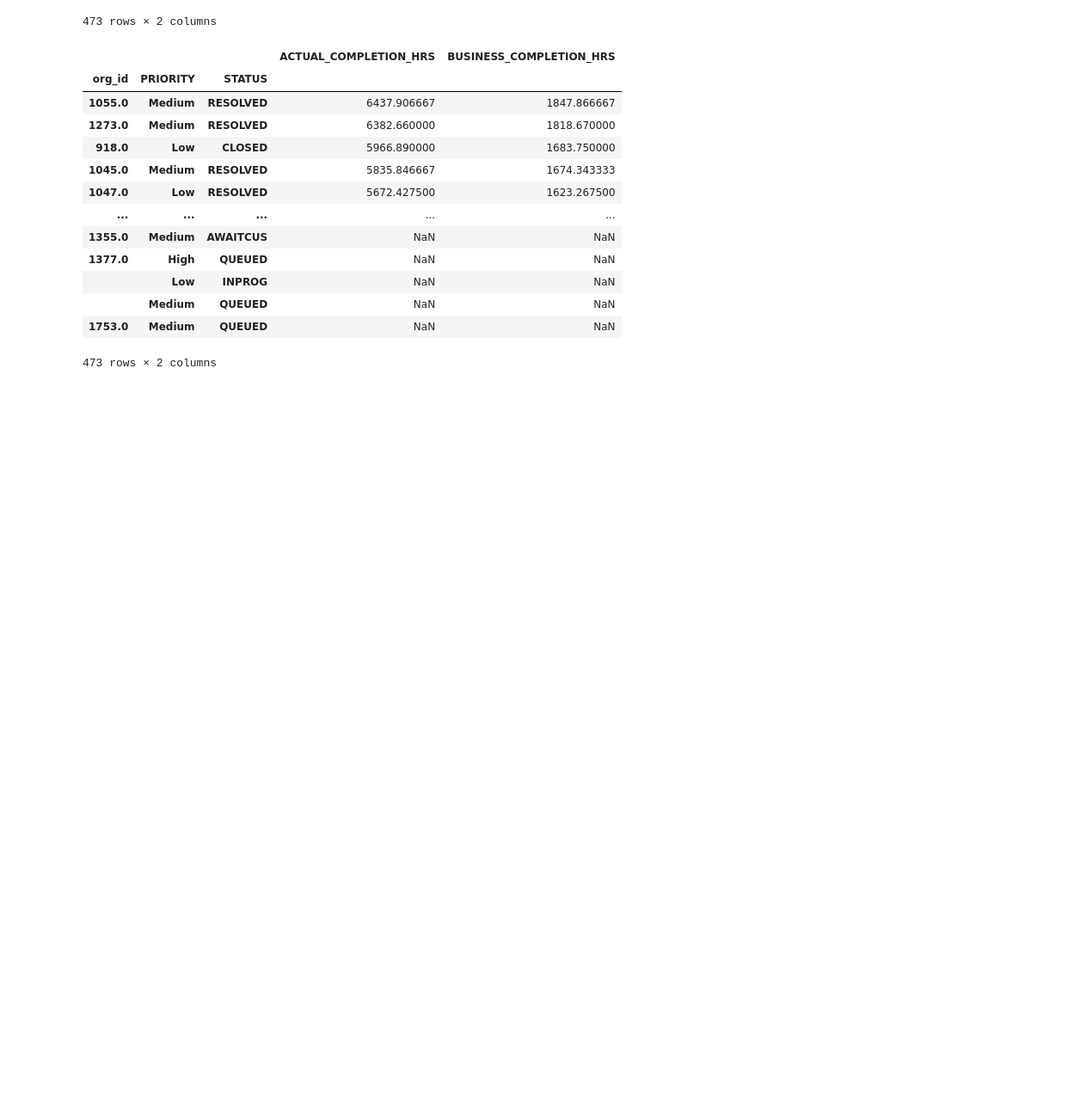
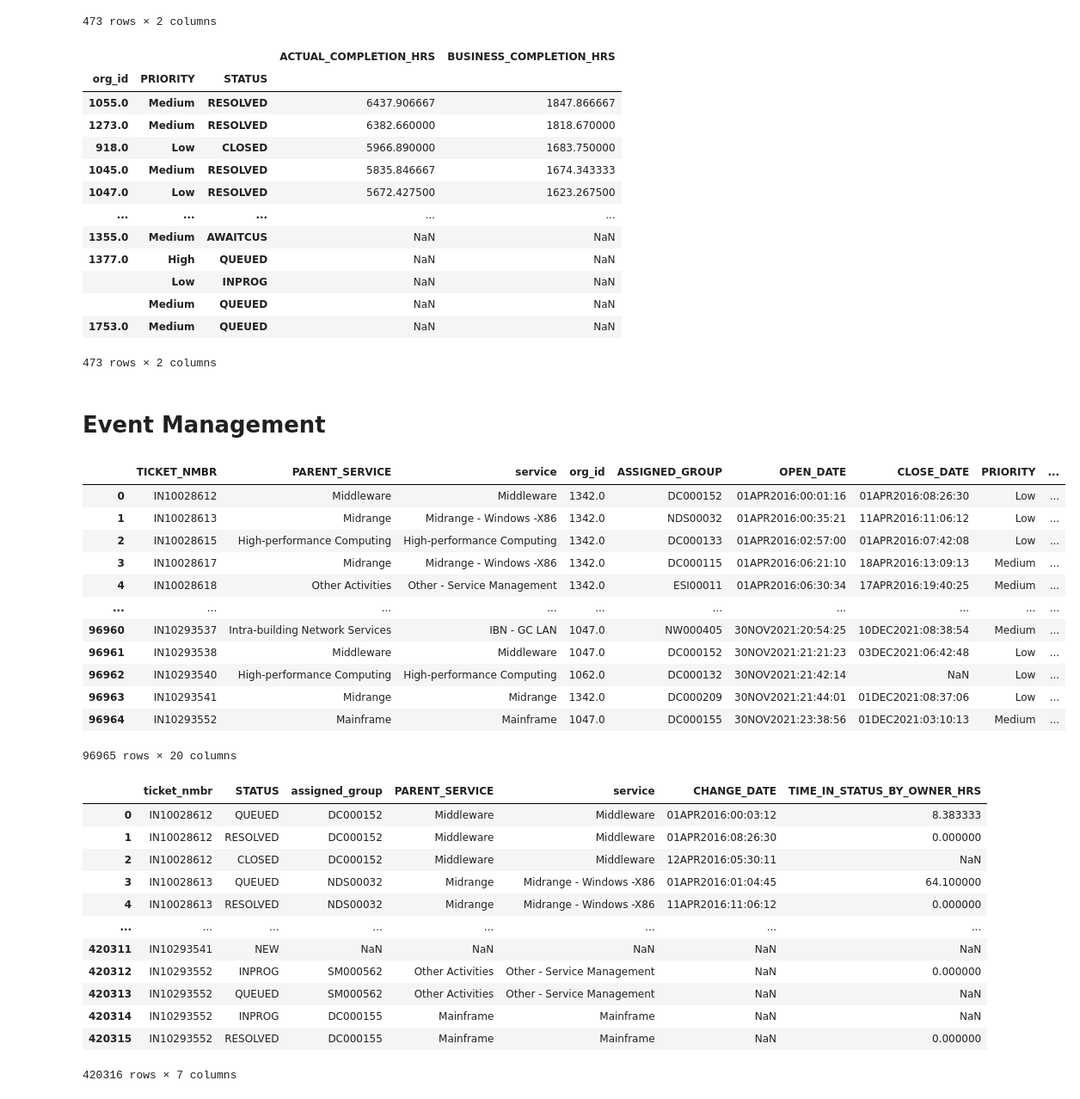
Before and after one commit to DennisH3/Data-Questers-CANDEV2022, a Jupyter notebook: basic_statistics.ipynb, the cells around one changed output. Shown at 86% size. Saved outputs shown, nothing was run; the diff lists cells and outputs as text; code cells hidden in the pictures; blank space fills up the shorter version.

```diff
--- a/basic_statistics.ipynb
+++ b/basic_statistics.ipynb
@@ -579,3 +980,49 @@ avgBizORG.to_csv("./AVGDATA/Inc_avgBizORG_pr_stat.csv")
 |  | Medium | QUEUED | NaN | NaN |
 | 1753.0 | Medium | QUEUED | NaN | NaN |
 473 rows × 2 columns
+# %% [markdown]
+# Event Management
+# %%
+"""Just Event Management"""
+# Filter for event management tickets
+jemInc = incidents[incidents["EXTERNAL_SYSTEM"] == "EVENTMANAGEMENT"]
+
+# Reset index
+jemInc = jemInc.reset_index(drop=True)
+
+# Filter Incident owner history for event management tickets
+jemIOH = incOwnHist[incOwnHist["ticket_nmbr"].isin(jemInc["TICKET_NMBR"])]
+
+# Reset index
+jemIOH = jemIOH.reset_index(drop=True)
+
+# Display
+display(jemInc)
+display(jemIOH)
+# %% [output]
+|  | TICKET_NMBR | PARENT_SERVICE | service | org_id | ASSIGNED_GROUP | OPEN_DATE | CLOSE_DATE | PRIORITY | ... |
+| 0 | IN10028612 | Middleware | Middleware | 1342.0 | DC000152 | 01APR2016:00:01:16 | 01APR2016:08:26:30 | Low | ... |
+| 1 | IN10028613 | Midrange | Midrange - Windows -X86 | 1342.0 | NDS00032 | 01APR2016:00:35:21 | 11APR2016:11:06:12 | Low | ... |
+| 2 | IN10028615 | High-performance Computing | High-performance Computing | 1342.0 | DC000133 | 01APR2016:02:57:00 | 01APR2016:07:42:08 | Low | ... |
+| 3 | IN10028617 | Midrange | Midrange - Windows -X86 | 1342.0 | DC000115 | 01APR2016:06:21:10 | 18APR2016:13:09:13 | Medium | ... |
+| 4 | IN10028618 | Other Activities | Other - Service Management | 1342.0 | ESI00011 | 01APR2016:06:30:34 | 17APR2016:19:40:25 | Medium | ... |
+| ... | ... | ... | ... | ... | ... | ... | ... | ... | ... |
+| 96960 | IN10293537 | Intra-building Network Services | IBN - GC LAN | 1047.0 | NW000405 | 30NOV2021:20:54:25 | 10DEC2021:08:38:54 | Medium | ... |
+| 96961 | IN10293538 | Middleware | Middleware | 1047.0 | DC000152 | 30NOV2021:21:21:23 | 03DEC2021:06:42:48 | Low | ... |
+| 96962 | IN10293540 | High-performance Computing | High-performance Computing | 1062.0 | DC000132 | 30NOV2021:21:42:14 | NaN | Low | ... |
+| 96963 | IN10293541 | Midrange | Midrange | 1342.0 | DC000209 | 30NOV2021:21:44:01 | 01DEC2021:08:37:06 | Low | ... |
+| 96964 | IN10293552 | Mainframe | Mainframe | 1047.0 | DC000155 | 30NOV2021:23:38:56 | 01DEC2021:03:10:13 | Medium | ... |
+96965 rows × 20 columns
+|  | ticket_nmbr | STATUS | assigned_group | PARENT_SERVICE | service | CHANGE_DATE | TIME_IN_STATUS_BY_OWNER_HRS |
+| 0 | IN10028612 | QUEUED | DC000152 | Middleware | Middleware | 01APR2016:00:03:12 | 8.383333 |
+| 1 | IN10028612 | RESOLVED | DC000152 | Middleware | Middleware | 01APR2016:08:26:30 | 0.000000 |
+| 2 | IN10028612 | CLOSED | DC000152 | Middleware | Middleware | 12APR2016:05:30:11 | NaN |
+| 3 | IN10028613 | QUEUED | NDS00032 | Midrange | Midrange - Windows -X86 | 01APR2016:01:04:45 | 64.100000 |
+| 4 | IN10028613 | RESOLVED | NDS00032 | Midrange | Midrange - Windows -X86 | 11APR2016:11:06:12 | 0.000000 |
+| ... | ... | ... | ... | ... | ... | ... | ... |
+| 420311 | IN10293541 | NEW | NaN | NaN | NaN | NaN | NaN |
+| 420312 | IN10293552 | INPROG | SM000562 | Other Activities | Other - Service Management | NaN | 0.000000 |
+| 420313 | IN10293552 | QUEUED | SM000562 | Other Activities | Other - Service Management | NaN | NaN |
+| 420314 | IN10293552 | INPROG | DC000155 | Mainframe | Mainframe | NaN | NaN |
+| 420315 | IN10293552 | RESOLVED | DC000155 | Mainframe | Mainframe | NaN | 0.000000 |
+420316 rows × 7 columns
```
Also changed, not shown: parts of 23 cells of this notebook, 12 other files.
